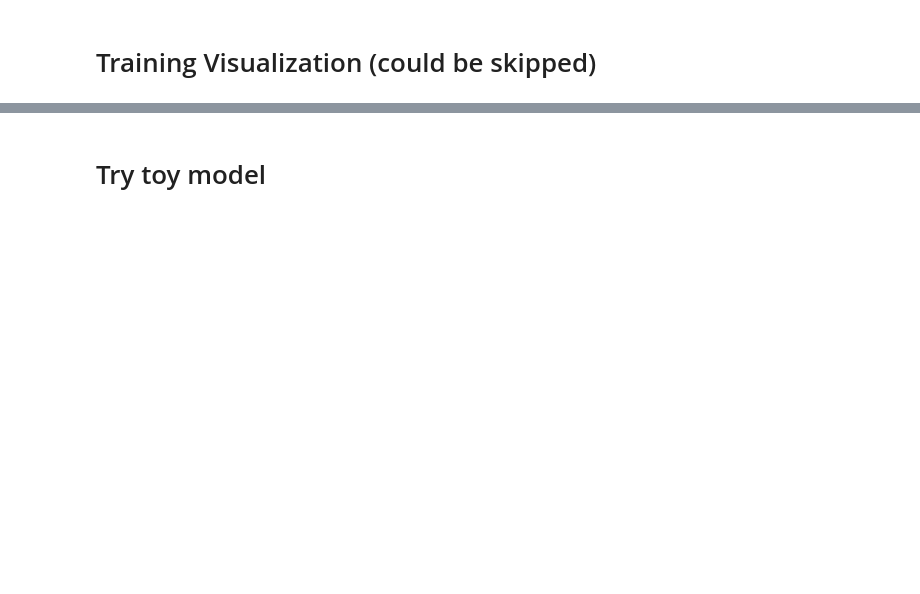
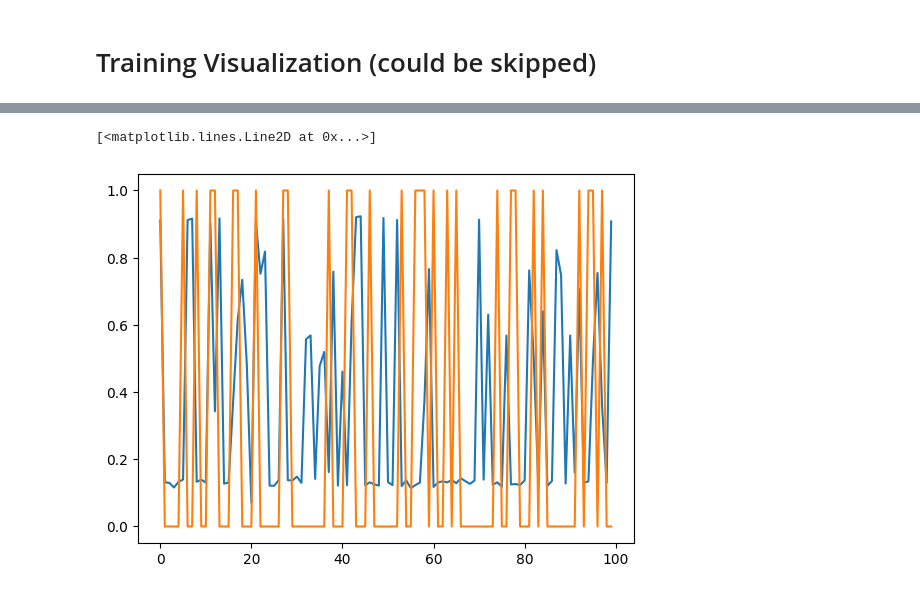
Before and after one commit to poloincognito/limit_order_book, a Jupyter notebook: notebooks/Filltime prediction.ipynb, the cells around one changed output, grey strips where cells are left out. Saved outputs shown, nothing was run; the diff lists cells and outputs as text; code cells hidden in the pictures; blank space fills up the shorter version.

```diff
--- a/notebooks/Filltime prediction.ipynb
+++ b/notebooks/Filltime prediction.ipynb
@@ -655,3 +680,6 @@ Y_pred = model.predict(X_test)
 # %%
-plt.plot(Y_pred, label='pred')
-plt.plot(Y_test, label='actual')
+plt.plot(Y_pred[:100], label='pred')
+plt.plot(Y_test[:100], label='actual')
+# %% [output]
+[<matplotlib.lines.Line2D at 0x...>]
+[figure, added]
@@ -772,2 +685,0 @@ plt.plot(Y_test, label='actual')
-# %% [markdown]
-# Try toy model
```
Also changed, not shown: parts of 33 cells of this notebook.
